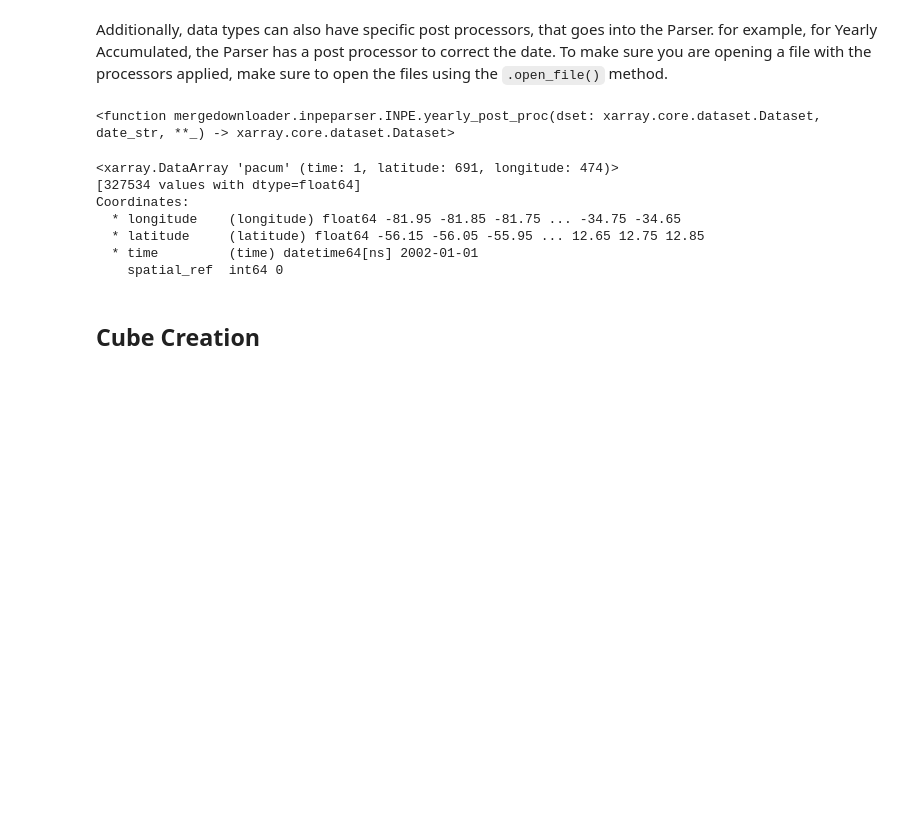
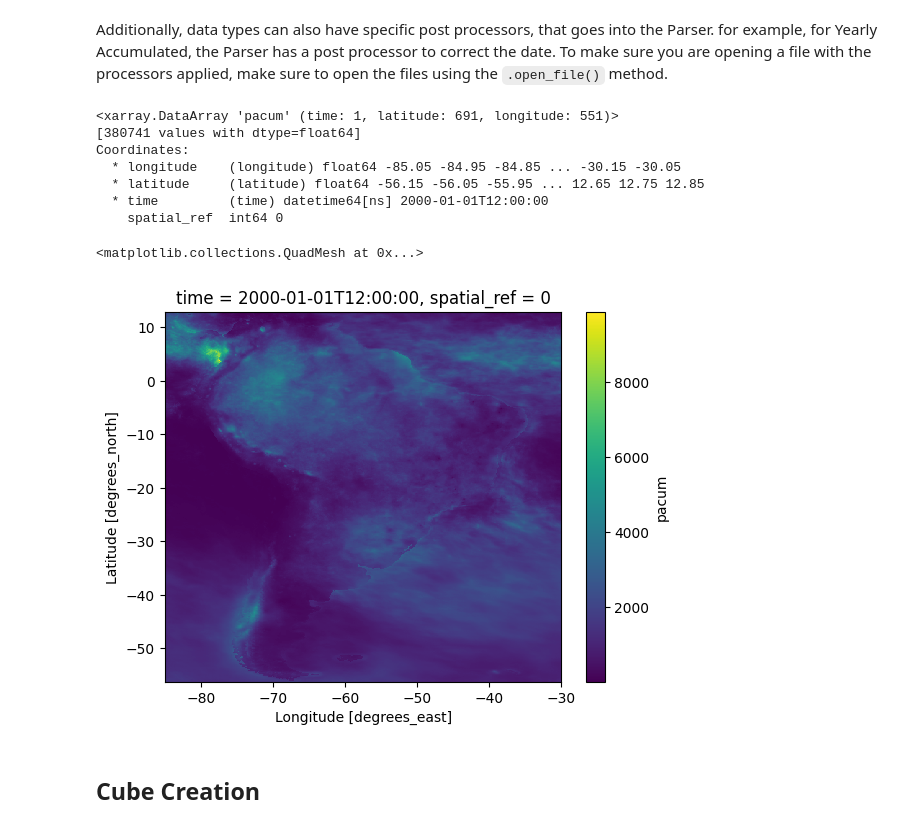
Before and after one commit to cordmaur/merge-downloader, a Jupyter notebook: nbs/01-MERGEDownloader_usage.ipynb, the cells around one changed output. Drawn from its saved outputs; the diff is of its cells as text; code cells hidden in the pictures; blank space fills up the shorter version.

```diff
--- a/nbs/01-MERGEDownloader_usage.ipynb
+++ b/nbs/01-MERGEDownloader_usage.ipynb
@@ -195,21 +226,22 @@ rain['prec'].plot(vmax=200)
 ### Type-specific Post Processor
 # %% [markdown]
 Additionally, data types can also have specific post processors, that goes into the Parser. for example, for Yearly Accumulated, the Parser has a post processor to correct the date. To make sure you are opening a file with the processors applied, make sure to open the files using the `.open_file()` method.
-# %%
-downloader.get_parser(INPETypes.YEARLY_ACCUM).post_proc
-# %% [output]
-<function mergedownloader.inpeparser.INPE.yearly_post_proc(dset: xarray.core.dataset.Dataset, date_str, **_) -> xarray.core.dataset.Dataset>
 # %%
-rain = downloader.open_file('2002', datatype=INPETypes.YEARLY_ACCUM)
+rain = downloader.open_file('2002', datatype=InpeTypes.YEARLY_ACCUM)
 rain
 # %% [output]
-<xarray.DataArray 'pacum' (time: 1, latitude: 691, longitude: 474)>
-[327534 values with dtype=float64]
+<xarray.DataArray 'pacum' (time: 1, latitude: 691, longitude: 551)>
+[380741 values with dtype=float64]
 Coordinates:
-  * longitude    (longitude) float64 -81.95 -81.85 -81.75 ... -34.75 -34.65
+  * longitude    (longitude) float64 -85.05 -84.95 -84.85 ... -30.15 -30.05
   * latitude     (latitude) float64 -56.15 -56.05 -55.95 ... 12.65 12.75 12.85
-  * time         (time) datetime64[ns] 2002-01-01
+  * time         (time) datetime64[ns] 2000-01-01T12:00:00
     spatial_ref  int64 0
+# %%
+rain.plot()
+# %% [output]
+<matplotlib.collections.QuadMesh at 0x...>
+[figure, added]
 # %% [markdown]
 ## Cube Creation
 # %% [markdown]
```
Also changed, not shown: parts of 36 cells of this notebook, 16 other files.
